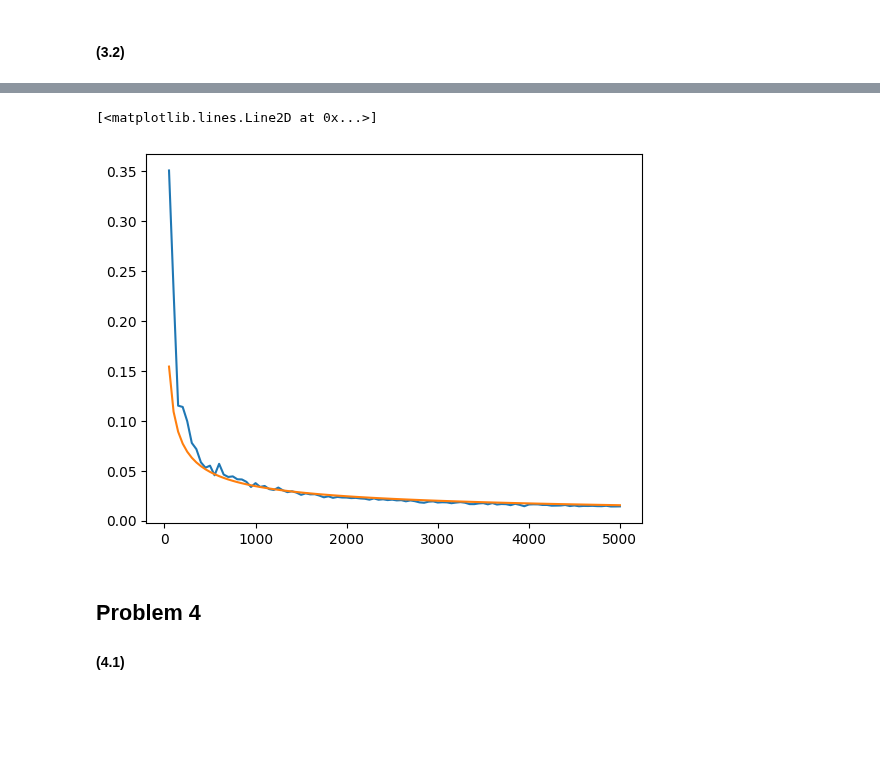
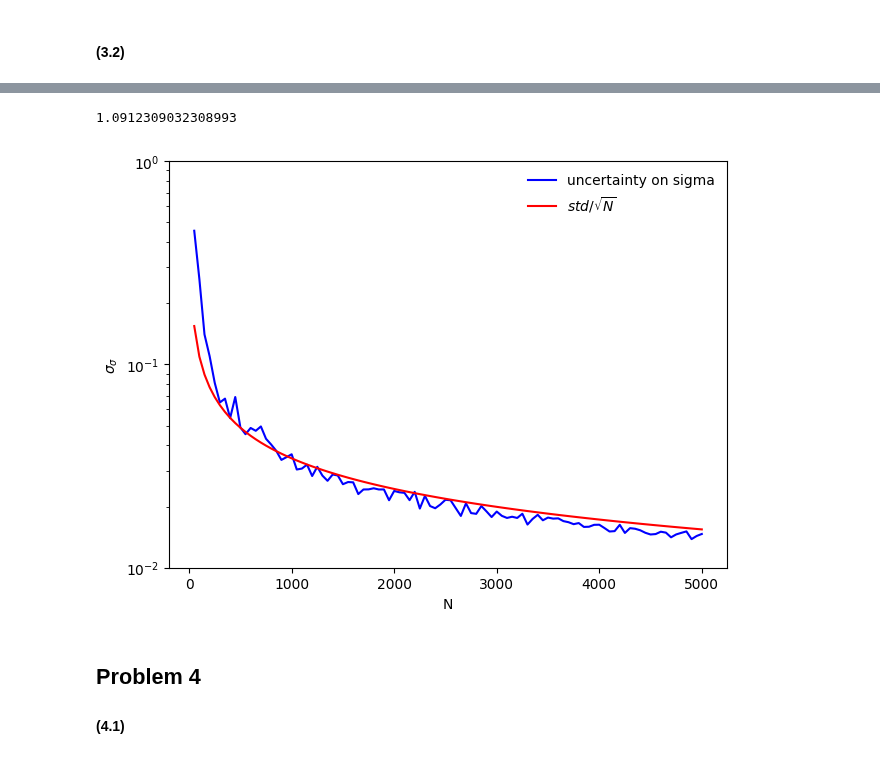
Before and after one commit to PhilKofoed/AppStat2022, a Jupyter notebook: 2022Exam/Exam2022.ipynb, the cells around one changed output, grey strips where cells are left out. Drawn from its saved outputs; the diff is of its cells as text; code cells hidden in the pictures; blank space fills up the shorter version.

```diff
--- a/2022Exam/Exam2022.ipynb
+++ b/2022Exam/Exam2022.ipynb
@@ -390,6 +390,7 @@ ssigma = 50
 def twosampleknownsigma(mean1, sigma1, mean2, sigma2):
     dif = np.abs(mean1 - mean2)
     sigma = np.sqrt(sigma1**2 + sigma2**2) # assuming no correlation
+    print(dif, sigma)
     sigmasfrom0 = dif/sigma
     # xlin = np.linspace(dif - 3 * sigma, dif + 3 * sigma, 1000)
     # y = stats.norm.pdf(xlin, dif, sigma)
@@ -403,13 +404,13 @@ print(p) # On average 0.16 will miss the ship.
 # Do sim to check
 
 # Part 2. For what value of ∆t do containers, on average, have the least waiting time?
-N_points = 5000
-dtvalues = np.arange(0, 500, 1)
+N_points = 50000
+dtvalues = np.arange(0, 501, 1)
 results = np.zeros_like(dtvalues, dtype = np.float64)
 fracs = np.zeros_like(dtvalues, dtype = np.float64)
 for idx, dt in enumerate(dtvalues):
     smu = dt
-    xmin = -tsigma * 3
+    xmin = -tsigma * 4
     xmax = dt + tsigma * 4
     ymin = 0
     t_ymax = stats.norm.pdf(0, 0, tsigma)
@@ -438,10 +439,10 @@ ax = res.ax
 ax2 = ax.twinx()
 ax2.plot(dtvalues, fracs, color = "r", label = "Fraction of trucks having to wait for the next day")
 ax2.set_ylabel("Fraction of trucks having to wait for the next day", color = "r")
-fig = res.fig
-hands, labs = ax.get_legend_handles_labels()
-hands2, labs2 = ax2.get_legend_handles_labels()
-ax.legend(handles = [hands, hands2], labels = [labs, labs2], frameon = False, fontsize = 12)
+# fig = res.fig
+# hands, labs = ax.get_legend_handles_labels()
+# hands2, labs2 = ax2.get_legend_handles_labels()
+# ax.legend(handles = [hands, hands2], labels = [labs, labs2], frameon = False, fontsize = 12)
 
 # best value around dt = 220 with a fraction of 5% which stays
 # %% [output]
@@ -494,7 +495,7 @@ sigma = 2
 def rayleigh(x):
     return stats.rayleigh.pdf(x, 0, sigma)
 xmin = 0
-xmax = 5 * sigma
+xmax = 5 * sigma + sigma * np.sqrt(2 * np.log(2))
 ymin = 0
 ymax = stats.rayleigh.pdf(sigma * np.sqrt(2 * np.log(2)), sigma)
 print(ymax)
@@ -523,5 +524,8 @@ xlin = np.linspace(xmin, xmax, 1000)
 ax.plot(xlin, rayleighfit(xlin, 1000, 2), label = "Original pdf", color = "darkorange")
 data.ax = ax
 data.legend()
+ax.set_ylabel("Frequency")
+ax.set_xlabel("x")
+plt.savefig("rayleigh", dpi = 400)
 # %% [output]
 0.33317307955182246
@@ -530,35 +534,43 @@ data.legend()
 # %%
 # Part 4
 # I did both chi2 and ullh for the one sample, but will just do chi2 for the many samples
 
 Nvalues = np.linspace(50, 5000, 100)
 sigma = 2
 xmin = 0
 xmax = 5 * sigma
 ymin = 0
 ymax = stats.rayleigh.pdf(sigma * np.sqrt(2 * np.log(2)), sigma)
 
 
 
 bins = 50
 sigmasigmas = np.zeros_like(Nvalues)
 for idx, N in enumerate(Nvalues):
     xpoints, _, area, _ = acceptrejectdata(rayleigh, xmin, xmax, ymin, ymax, int(N))
     data = Datahandler(xpoints, bins)
     binwidth = data.binwidth
     def rayleighfit(x, N, sigma):
         return N * binwidth * stats.rayleigh.pdf(x, 0, sigma)
-    _, sigmasigma = data.chi2fit(rayleighfit, N = 1000, sigma = 2)
+    _, sigmasigma = data.chi2fit(rayleighfit, N = N, sigma = 2)
     sigmasigmas[idx] = sigmasigma[1]
-plt.plot(Nvalues, sigmasigmas)
+plt.plot(Nvalues, sigmasigmas, color = "b", label = "uncertainty on sigma")
 std = np.mean(sigmasigmas*np.sqrt(Nvalues))
+print(std)
 def oneoversqrtN(x):
     return std/np.sqrt(x)
-plt.plot(Nvalues, oneoversqrtN(Nvalues))
+plt.plot(Nvalues, oneoversqrtN(Nvalues), color = "r", label = r"$std / \sqrt{N}$")
+plt.ylabel(r"$\sigma_{\sigma}$")
+plt.xlabel("N")
+plt.legend(frameon = False, fontsize = 10)
+plt.tight_layout()
+plt.yscale("log")
+plt.ylim(10**(-2), 1)
+plt.savefig("sigmasigmalog", dpi = 400)
 # it looks like the two graphs follow each other well as soon as enough numbers are generated.
 # %% [output]
-[<matplotlib.lines.Line2D at 0x...>]
+1.0912309032308993
-[figure, old version]
+[figure, new version]
 # %% [markdown]
 ## Problem 4
 #### (4.1)
```
Also changed, not shown: parts of 6 cells of this notebook, 15 other files.
